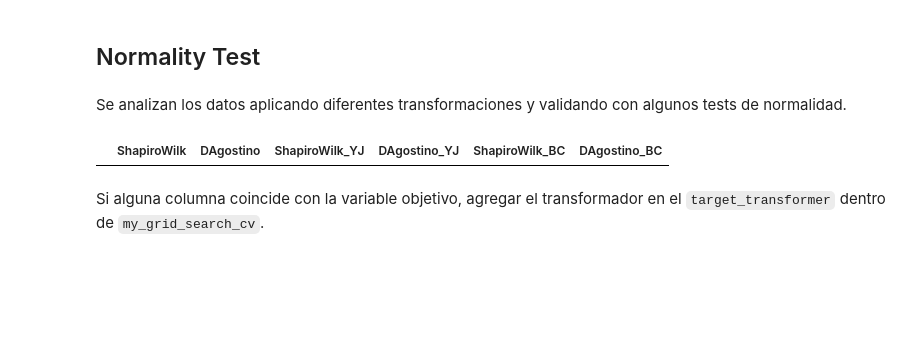
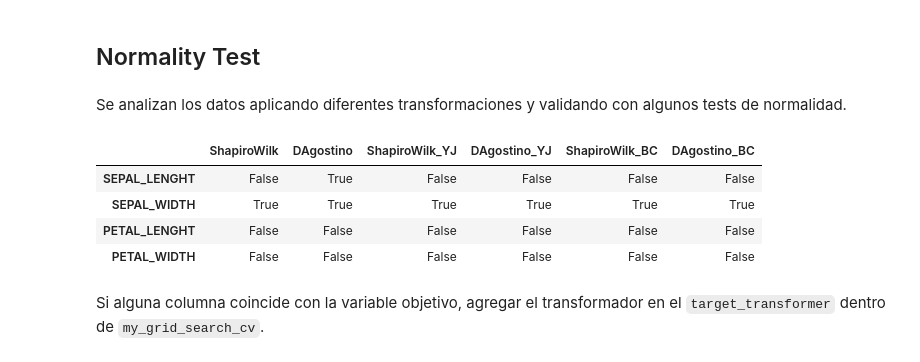
Before and after one commit to kike1985/Machine-Learning, a Jupyter notebook: 0201_Classification_Iris.ipynb, the cells around one changed output. Saved outputs shown, nothing was run; the diff lists cells and outputs as text; code cells hidden in the pictures; blank space fills up the shorter version.

```diff
--- a/0201_Classification_Iris.ipynb
+++ b/0201_Classification_Iris.ipynb
@@ -1356,35 +1359,39 @@ Se analizan los datos aplicando diferentes transformaciones y validando con algu
 # %%
 normality_resume = pd.DataFrame(columns=['ShapiroWilk', 'DAgostino',
                                          'ShapiroWilk_YJ', 'DAgostino_YJ',
                                          'ShapiroWilk_BC', 'DAgostino_BC'])
 
 for col in df.select_dtypes(np.number).columns.to_list():
     data = df[col]
     shapiro_wilk = shapiro(data)[1] > 0.05
     dagostino = normaltest(data)[1] > 0.05
 
     data = PowerTransformer(method='yeo-johnson', standardize=False).fit_transform(df[[col]]).reshape(-1)
     shapiro_wilk_yj = shapiro(data)[1] > 0.05
     dagostino_yj = normaltest(data)[1] > 0.05
 
     # La transformación Box-Cox solo se puede aplicar a datos positivos.
     if all(v > 0 for v in df[col]) == False:
         shapiro_wilk_bc = dagostino_bc = False
     else:
         data = PowerTransformer(method='box-cox', standardize=False).fit_transform(df[[col]]).reshape(-1)
         shapiro_wilk_bc = shapiro(data)[1] > 0.05
         dagostino_bc = normaltest(data)[1] > 0.05
 
     normality_resume.loc[col] = {'ShapiroWilk': shapiro_wilk, 'DAgostino': dagostino,
                                  'ShapiroWilk_YJ': shapiro_wilk_yj, 'DAgostino_YJ': dagostino_yj,
                                  'ShapiroWilk_BC': shapiro_wilk_bc, 'DAgostino_BC': dagostino_bc}
 
-normality_resume = normality_resume.query('ShapiroWilk == False & DAgostino == False')
-normality_resume = normality_resume.query(
-    'ShapiroWilk_YJ == True | DAgostino_YJ == True | ShapiroWilk_BC == True | DAgostino_BC == True')
+# normality_resume = normality_resume.query('ShapiroWilk == False & DAgostino == False')
+# normality_resume = normality_resume.query(
+#     'ShapiroWilk_YJ == True | DAgostino_YJ == True | ShapiroWilk_BC == True | DAgostino_BC == True')
 normality_resume
 # %% [output]
 |  | ShapiroWilk | DAgostino | ShapiroWilk_YJ | DAgostino_YJ | ShapiroWilk_BC | DAgostino_BC |
+| SEPAL_LENGHT | False | True | False | False | False | False |
+| SEPAL_WIDTH | True | True | True | True | True | True |
+| PETAL_LENGHT | False | False | False | False | False | False |
+| PETAL_WIDTH | False | False | False | False | False | False |
 # %% [markdown]
 Si alguna columna coincide con la variable objetivo, agregar el transformador en el `target_transformer` dentro de `my_grid_search_cv`.
 # %%
```
Also changed, not shown: parts of 19 cells of this notebook.
